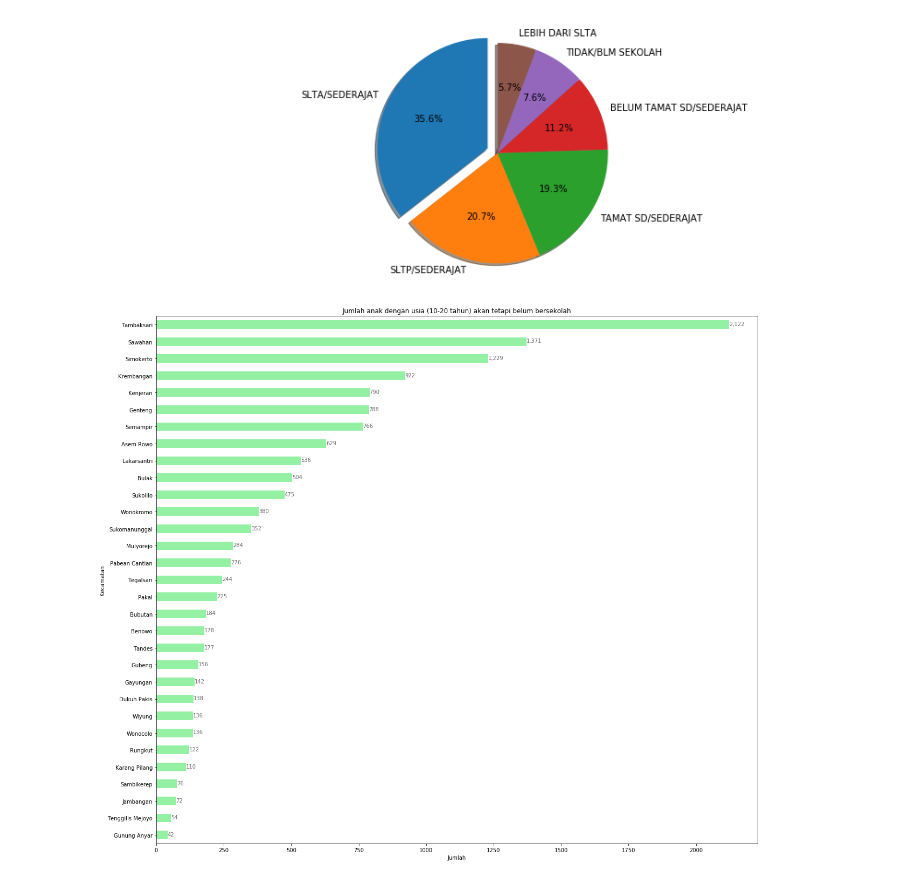
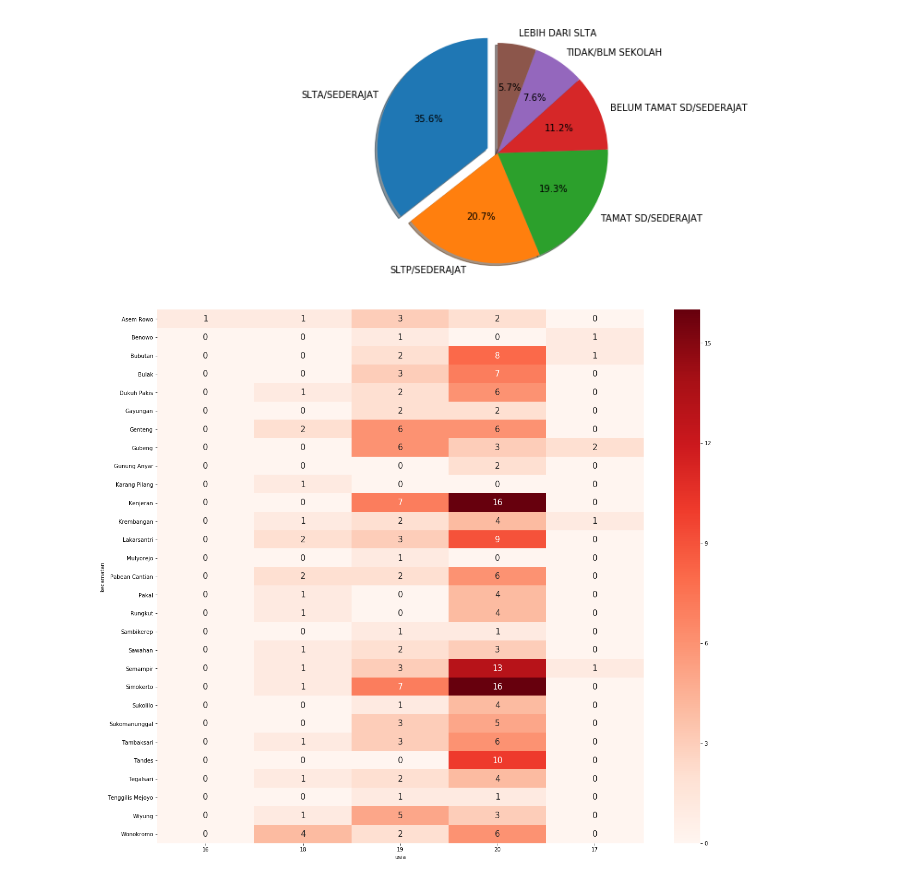
Before and after one commit to anggiemeythia/FPVisinf, a Jupyter notebook: Final Project Visualisasi Informasi 2.ipynb, the cells around one changed output. Cells and saved outputs as stored; diff of their text form; code cells hidden in the pictures.

```diff
--- a/Final Project Visualisasi Informasi 2.ipynb
+++ b/Final Project Visualisasi Informasi 2.ipynb
@@ -6,4 +6,4 @@ import numpy as np
 pd.set_option('display.width', 6000)
 pd.set_option('display.max_columns', 60)
 
-plt.rcParams['figure.figsize'] = (15, 5)
+plt.rcParams['figure.figsize'] = (20, 18)
@@ -144,28 +144,22 @@ plt.show()
 # %%
 #7. Jumlah anak dengan usia (10-20 tahun) akan tetapi belum bersekolah
 thnLahir = gakinSBY['tgl_lhr'].astype(str).str[:4]
 #membuat kolom usia
 thn = thnLahir.astype(int)
 usia = 2019 - thn
 gakinSBY['usia'] = usia
 
 isAnak = gakinSBY['hubkel']=='ANAK'
 isTidakSekolah = gakinSBY['pendidikan_descrip']=='TIDAK/BLM SEKOLAH'
 isWajibSekolah = (gakinSBY['usia']>10) &  (gakinSBY['usia']<20)
 
-ax = gakinSBY[isWajibSekolah][isAnak][isTidakSekolah]['kecamatan'].value_counts().plot(kind='barh', title='Jumlah anak dengan usia (10-20 tahun) akan tetapi belum bersekolah', color=(0.3,0.9,0.4,0.6), figsize=(20,18))
+ax = gakinSBY[isWajibSekolah][isAnak][isTidakSekolah]#['kecamatan'].value_counts().plot(kind='barh', title='Jumlah anak dengan usia (10-20 tahun) akan tetapi belum bersekolah', color=(0.3,0.9,0.4,0.6), figsize=(20,18))
 
-ax.set_xlabel('Jumlah')
-ax.set_ylabel('Kecamatan')
-for i in ax.patches:
-    # get_width pulls left or right; get_y pushes up or down
-    ax.text(i.get_width()+.1, i.get_y()+.31, \
-            str("{:,}".format(i.get_width())),  color='dimgrey')
-
-# invert for largest on top
-ax.invert_yaxis()
+df = pd.DataFrame({'usia': usia, 'kecamatan': kecamatan})
+newdf = df.groupby(['kecamatan', 'usia']).size().unstack(fill_value=0)
+p1 = sns.heatmap(newdf, cmap="Reds", annot=True, annot_kws={"size": 15})
 # %% [output]
-[figure, old version]
+[figure, new version]
 # %%
 #8. Jumlah istri yang berusia dibawah 20 tahun (Pernikahan dini)
 import seaborn as sns
```
Also changed, not shown: parts of 8 cells of this notebook.
